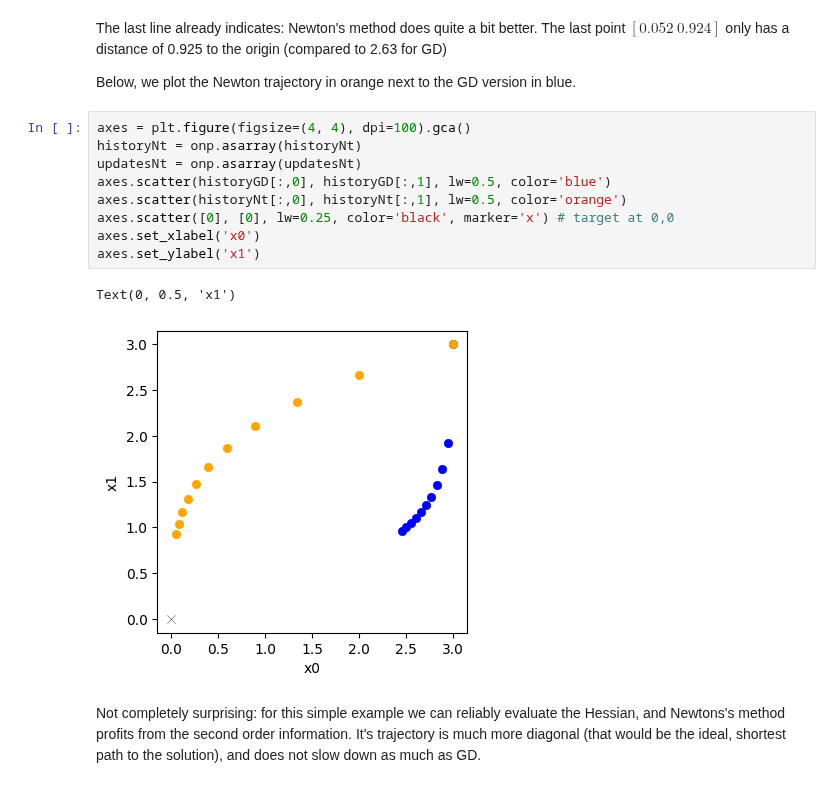
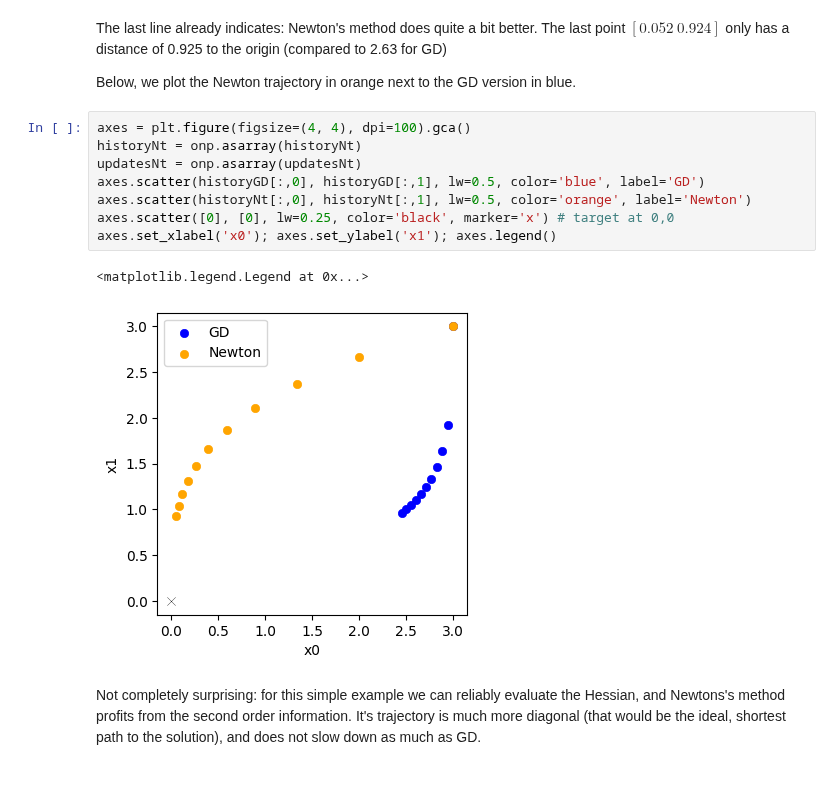
Before and after one commit to tum-pbs/pbdl-book, a Jupyter notebook: physgrad-comparison.ipynb, the cells around one changed output. Saved outputs shown, nothing was run; the diff lists cells and outputs as text.

```diff
--- a/physgrad-comparison.ipynb
+++ b/physgrad-comparison.ipynb
@@ -237,15 +235,14 @@ Below, we plot the Newton trajectory in orange next to the GD version in blue.
 # %%
 axes = plt.figure(figsize=(4, 4), dpi=100).gca()
 historyNt = onp.asarray(historyNt)
 updatesNt = onp.asarray(updatesNt)
-axes.scatter(historyGD[:,0], historyGD[:,1], lw=0.5, color='blue')
-axes.scatter(historyNt[:,0], historyNt[:,1], lw=0.5, color='orange')
+axes.scatter(historyGD[:,0], historyGD[:,1], lw=0.5, color='blue', label='GD')
+axes.scatter(historyNt[:,0], historyNt[:,1], lw=0.5, color='orange', label='Newton')
 axes.scatter([0], [0], lw=0.25, color='black', marker='x') # target at 0,0
-axes.set_xlabel('x0')
-axes.set_ylabel('x1')
+axes.set_xlabel('x0'); axes.set_ylabel('x1'); axes.legend()
 # %% [output]
-Text(0, 0.5, 'x1')
+<matplotlib.legend.Legend at 0x...>
-[figure, old version]
+[figure, new version]
 # %% [markdown]
 Not completely surprising: for this simple example we can reliably evaluate the Hessian, and Newtons's method profits from the second order information. It's trajectory is much more diagonal (that would be the ideal, shortest path to the solution), and does not slow down as much as GD.
 # %% [markdown]
```
Also changed, not shown: parts of 14 cells of this notebook, 1 other file.
